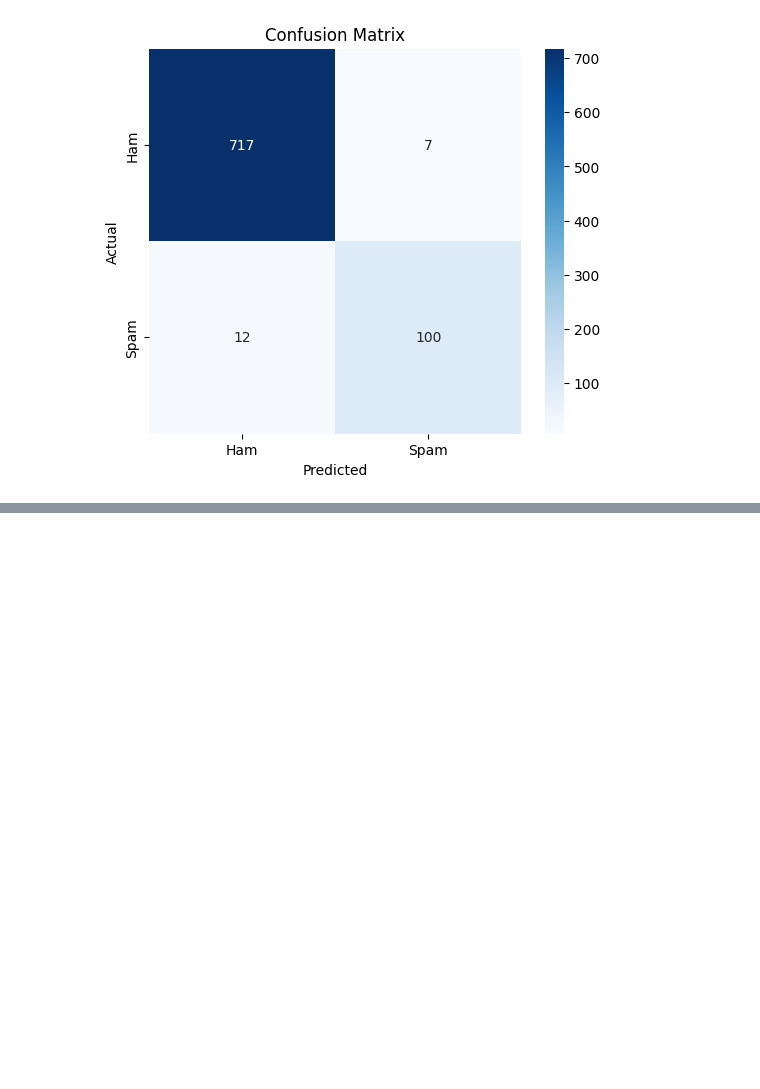
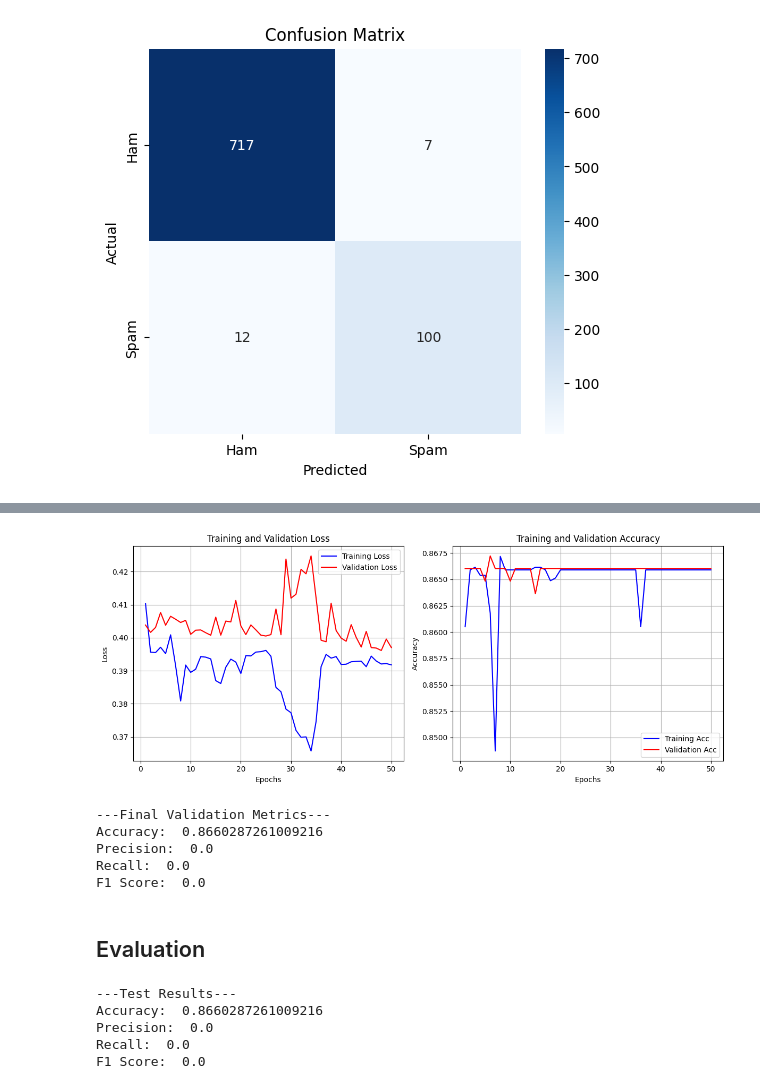
Before and after one commit to Hamza-Ali0237/PyTorch-Projects, a Jupyter notebook: Beginner/PyTorch-Spam-Detection.ipynb, the cells around one changed output, grey strips where cells are left out. Saved outputs shown, nothing was run; the diff lists cells and outputs as text; code cells hidden in the pictures; blank space fills up the shorter version.

Commit message:
Implemented, Trained & Evaluated RNN Classifier

```diff
--- a/Beginner/PyTorch-Spam-Detection.ipynb
+++ b/Beginner/PyTorch-Spam-Detection.ipynb
@@ -399,0 +429,29 @@ plt.show()
+# %%
+rnn_model = RNNClassifier(vocab_size).to(device)
+criterion, optimizer = training_setup(rnn_model)
+# %%
+train_history = {"train_loss":[], "train_acc":[]}
+val_history = {"val_loss":[], "val_acc":[]}
+# %%
+print("RNN Classifier Started Training...\n")
+for epoch in range(EPOCHS):
+    train_loss = train(rnn_model, train_loader, criterion, optimizer, train_metrics, device)
+    val_loss = validate(rnn_model, val_loader, criterion, val_metrics, device)
+
+    train_results = train_metrics.compute()
+    val_results = val_metrics.compute()
+
+    train_history["train_loss"].append(train_loss)
+    train_history["train_acc"].append(train_results["accuracy"].item())
+
+    val_history["val_loss"].append(val_loss)
+    val_history["val_acc"].append(val_results["accuracy"].item())
+
+    print(
+        f"Epoch {epoch+1}/{EPOCHS} | "
+        f"Train Loss: {train_loss:.4f} | Val Loss: {val_loss:.4f} | "
+        f"Train Acc: {train_results['accuracy']:.4f} | "
+        f"Val Acc: {val_results['accuracy']:.4f}"
+    )
+
+print("\nLSTM Classifier Training Complete!")
@@ -399,0 +476,35 @@ plt.show()
+# %%
+plot_learning_curves(train_history["train_loss"], val_history["val_loss"], train_history["train_acc"], val_history["val_acc"])
+# %% [output]
+[figure, added]
+# %%
+final_val_metrics = val_metrics.compute()
+
+print("---Final Validation Metrics---")
+print("Accuracy: ", final_val_metrics["accuracy"].item())
+print("Precision: ", final_val_metrics["precision"].item())
+print("Recall: ", final_val_metrics["recall"].item())
+print("F1 Score: ", final_val_metrics["f1"].item())
+# %% [output]
+---Final Validation Metrics---
+Accuracy:  0.8660287261009216
+Precision:  0.0
+Recall:  0.0
+F1 Score:  0.0
+# %% [markdown]
+## Evaluation
+# %%
+test_loss = validate(rnn_model, test_loader, criterion, test_metrics, device)
+test_results = test_metrics.compute()
+
+print("---Test Results---")
+print("Accuracy: ", test_results["accuracy"].item())
+print("Precision: ", test_results["precision"].item())
+print("Recall: ", test_results["recall"].item())
+print("F1 Score: ", test_results["f1"].item())
+# %% [output]
+---Test Results---
+Accuracy:  0.8660287261009216
+Precision:  0.0
+Recall:  0.0
+F1 Score:  0.0
```
Also changed, not shown: parts of 6 cells of this notebook.
